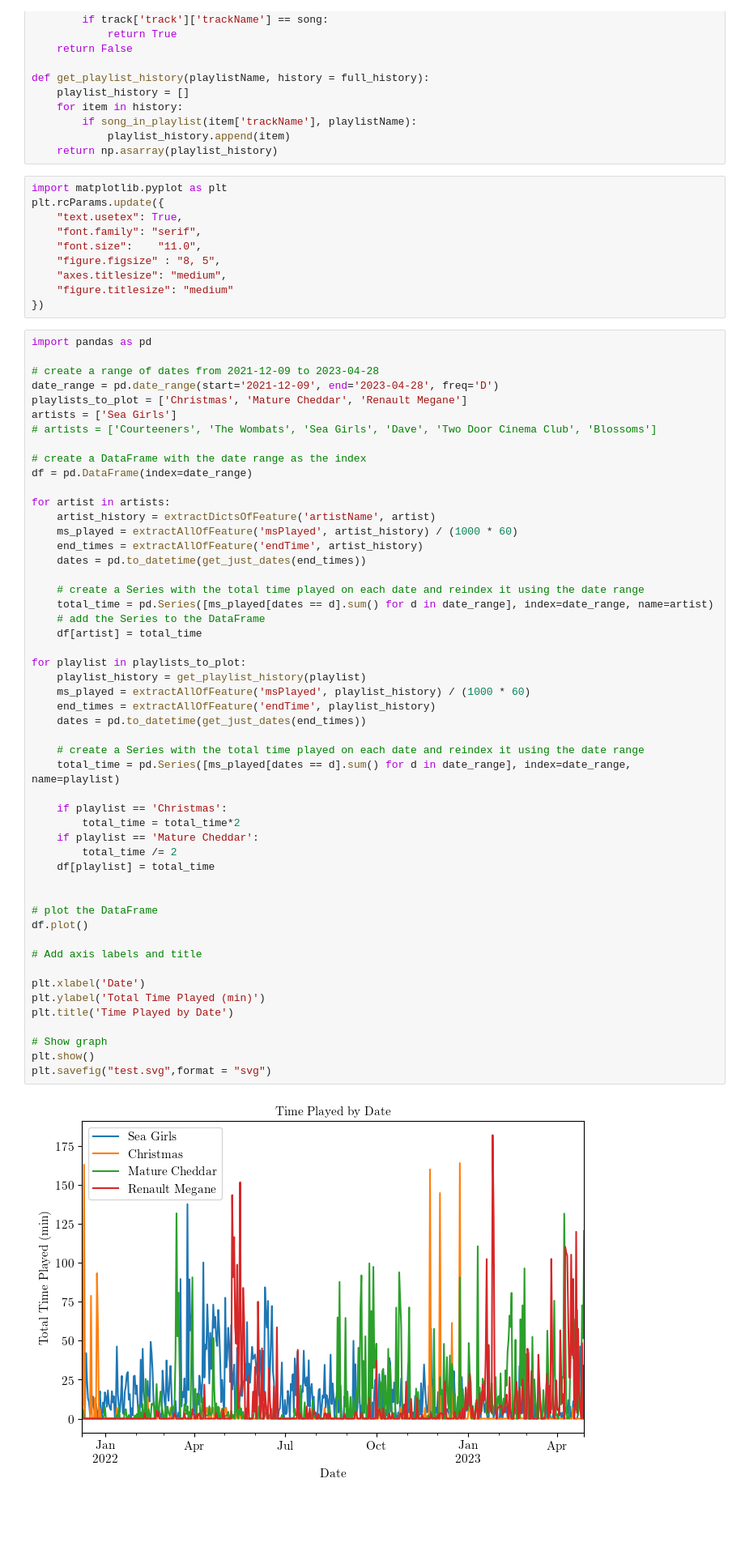
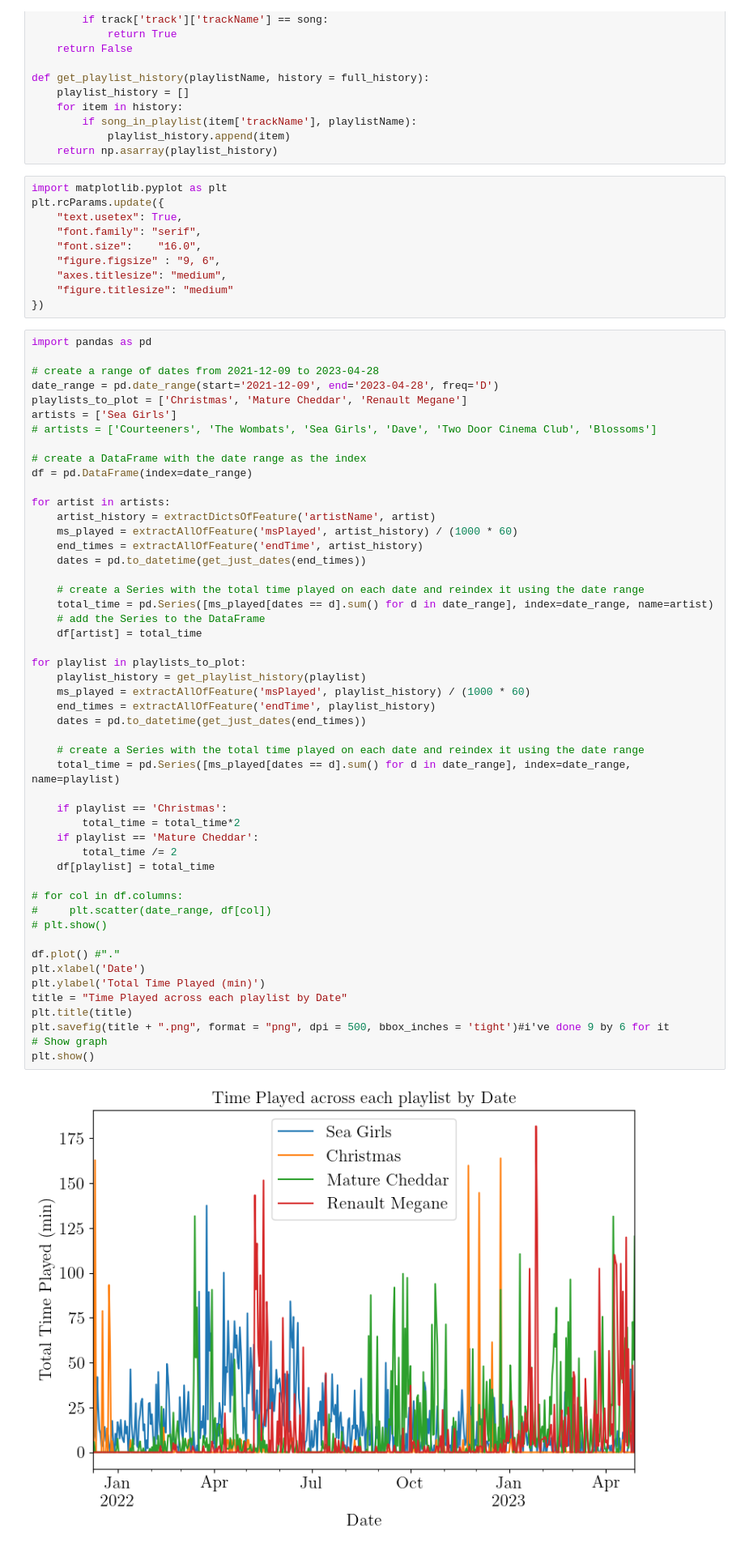
Before and after one commit to tommstuart/IRLProject, a Jupyter notebook: src/spotify_test.ipynb, the cells around one changed output. Shown: that part at 81% size. Cells and saved outputs as stored; diff of their text form; blank space fills up the shorter version.

```diff
--- a/src/spotify_test.ipynb
+++ b/src/spotify_test.ipynb
@@ -74,8 +74,8 @@ import matplotlib.pyplot as plt
 plt.rcParams.update({
     "text.usetex": True,
     "font.family": "serif",
-    "font.size":    "11.0",
-    "figure.figsize" : "8, 5",
+    "font.size":    "16.0",
+    "figure.figsize" : "9, 6",
     "axes.titlesize": "medium",
     "figure.titlesize": "medium"
 })
@@ -96,39 +96,38 @@ for artist in artists:
     ms_played = extractAllOfFeature('msPlayed', artist_history) / (1000 * 60)
     end_times = extractAllOfFeature('endTime', artist_history)
     dates = pd.to_datetime(get_just_dates(end_times))
 
     # create a Series with the total time played on each date and reindex it using the date range
     total_time = pd.Series([ms_played[dates == d].sum() for d in date_range], index=date_range, name=artist)
     # add the Series to the DataFrame
     df[artist] = total_time
 
 for playlist in playlists_to_plot:
     playlist_history = get_playlist_history(playlist)
     ms_played = extractAllOfFeature('msPlayed', playlist_history) / (1000 * 60)
     end_times = extractAllOfFeature('endTime', playlist_history)
     dates = pd.to_datetime(get_just_dates(end_times))
 
     # create a Series with the total time played on each date and reindex it using the date range
     total_time = pd.Series([ms_played[dates == d].sum() for d in date_range], index=date_range, name=playlist)
 
     if playlist == 'Christmas':
         total_time = total_time*2
     if playlist == 'Mature Cheddar':
         total_time /= 2
     df[playlist] = total_time
 
+# for col in df.columns:
+#     plt.scatter(date_range, df[col])
+# plt.show()
 
-# plot the DataFrame
-df.plot()
-
-# Add axis labels and title
-
+df.plot() #"."
 plt.xlabel('Date')
 plt.ylabel('Total Time Played (min)')
-plt.title('Time Played by Date')
-
+title = "Time Played across each playlist by Date"
+plt.title(title)
+plt.savefig(title + ".png", format = "png", dpi = 500, bbox_inches = 'tight')#i've done 9 by 6 for it
 # Show graph
 plt.show()
-plt.savefig("test.svg",format = "svg")
 # %% [output]
-[figure, old version]
+[figure, new version]
```
Also changed, not shown: parts of 2 cells of this notebook, 1 other file.
